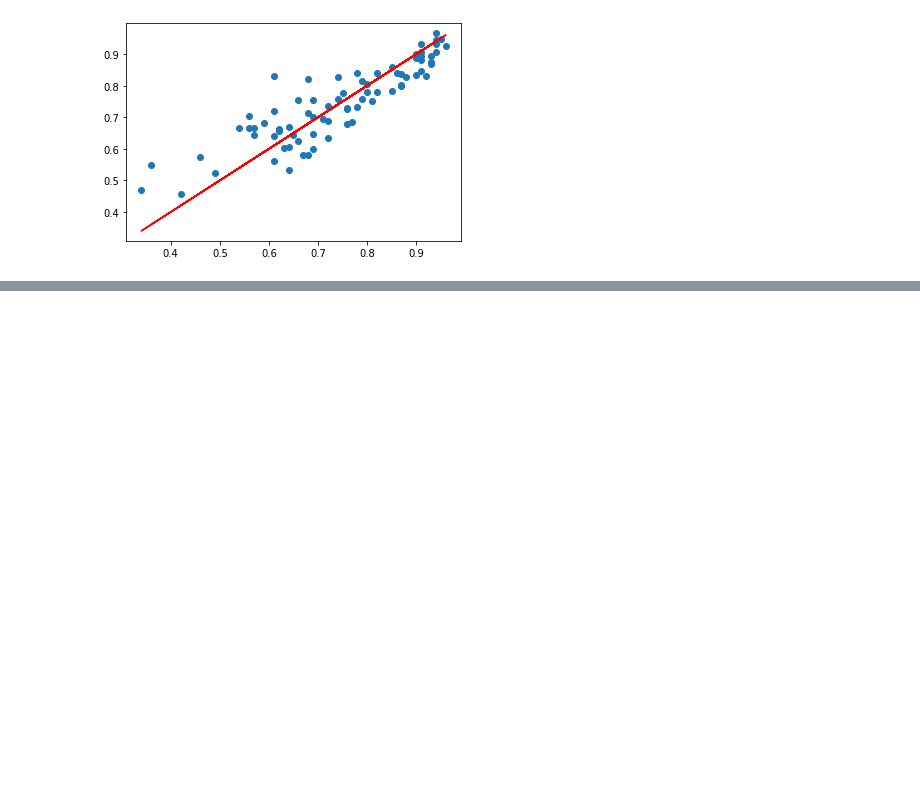
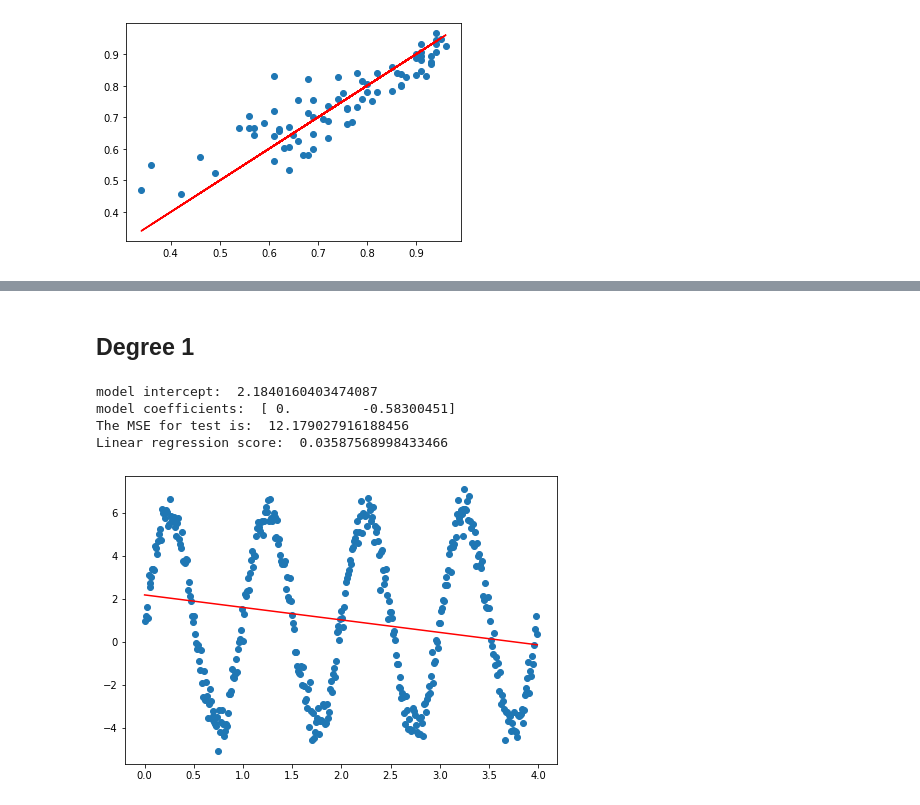
Before and after one commit to Adib-Rezaei/AI-Summer-School-2021-GroupB, a Jupyter notebook: Task2/Task2.ipynb, the cells around one changed output, grey strips where cells are left out. Cells and saved outputs as stored; diff of their text form; code cells hidden in the pictures; blank space fills up the shorter version.

```diff
--- a/Task2/Task2.ipynb
+++ b/Task2/Task2.ipynb
@@ -237,0 +272,28 @@ Linear regression score:  0.7745003817030364
+# %%
+from sklearn.preprocessing import PolynomialFeatures
+from sklearn.linear_model import LinearRegression
+from sklearn.model_selection import train_test_split
+from sklearn.metrics import mean_squared_error, r2_score
+
+def plot_poly_regression(X, Y, degree, show_coeficcient=False):
+    poly = PolynomialFeatures(degree)
+    X_poly = poly.fit_transform(X)
+    model = LinearRegression()
+    model.fit(X_poly, Y)
+
+    if show_coeficcient:
+        print("model intercept: ", model.intercept_)
+        print("model coefficients: ", model.coef_)
+
+    # Predict data based on trained data
+    Y_pred = model.predict(X_poly)
+
+    MSE_test = mean_squared_error(Y, Y_pred)
+    print('The MSE for test is: ', MSE_test)
+    print("Linear regression score: ", r2_score(Y, Y_pred))
+
+    # Plotting
+    fig = plt.figure()
+    ax = fig.add_axes((0, 0, 1, 1))
+    plt.scatter(X, Y)
+    plt.plot(X, Y_pred, color='r')
@@ -237,0 +308,10 @@ Linear regression score:  0.7745003817030364
+# %% [markdown]
+## Degree 1
+# %%
+plot_poly_regression(X, Y, 1, True)
+# %% [output]
+model intercept:  2.1840160403474087
+model coefficients:  [ 0.         -0.58300451]
+The MSE for test is:  12.179027916188456
+Linear regression score:  0.03587568998433466
+[figure, added]
```
Also changed, not shown: parts of 18 cells of this notebook.
